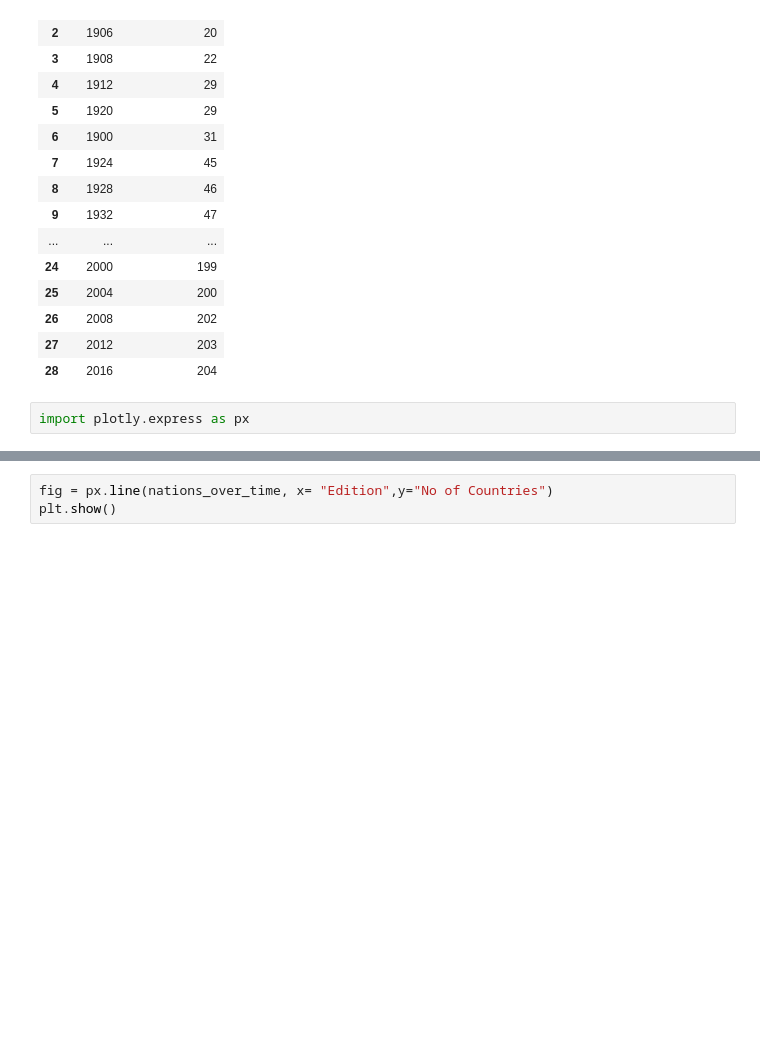
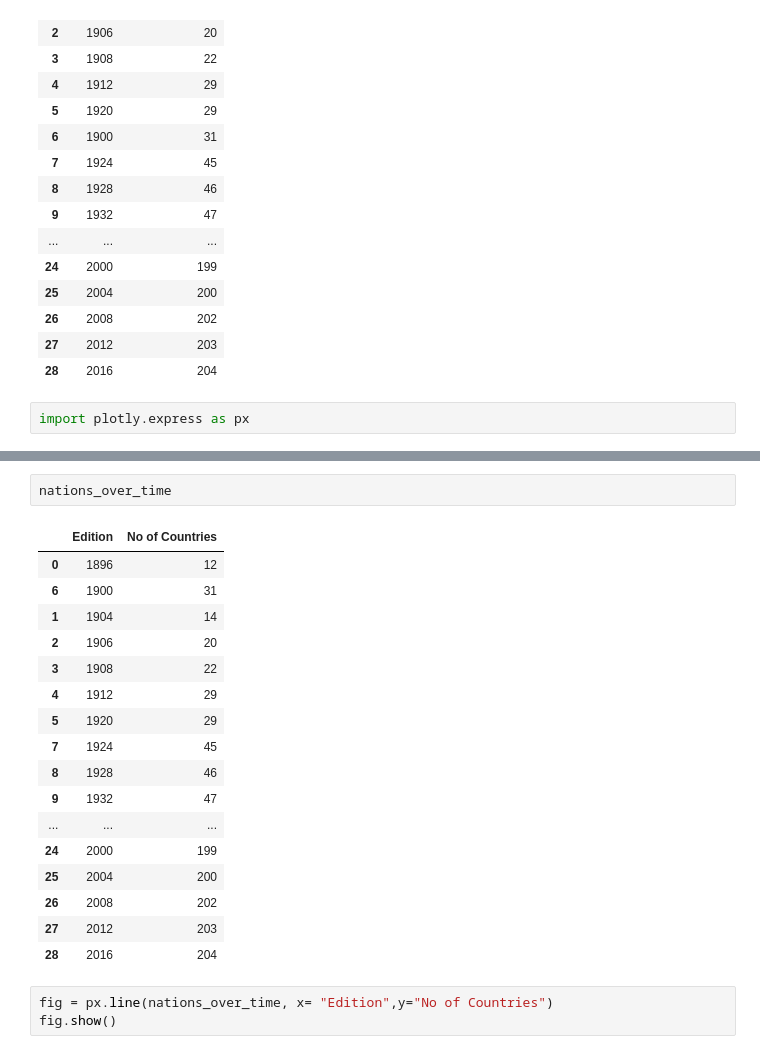
Before and after one commit to Razakhan143/Data-Science, a Jupyter notebook: Data Analysis/Analysis on olympic/Olympic_Analysis.ipynb, the cells around one changed output, grey strips where cells are left out. Cells and saved outputs as stored; diff of their text form; blank space fills up the shorter version.

```diff
--- a/Data Analysis/Analysis on olympic/Olympic_Analysis.ipynb
+++ b/Data Analysis/Analysis on olympic/Olympic_Analysis.ipynb
@@ -385,3 +365,23 @@ Successfully installed plotly-5.24.1
+# %%
+nations_over_time
+# %% [output]
+|  | Edition | No of Countries |
+| 0 | 1896 | 12 |
+| 6 | 1900 | 31 |
+| 1 | 1904 | 14 |
+| 2 | 1906 | 20 |
+| 3 | 1908 | 22 |
+| 4 | 1912 | 29 |
+| 5 | 1920 | 29 |
+| 7 | 1924 | 45 |
+| 8 | 1928 | 46 |
+| 9 | 1932 | 47 |
+| ... | ... | ... |
+| 24 | 2000 | 199 |
+| 25 | 2004 | 200 |
+| 26 | 2008 | 202 |
+| 27 | 2012 | 203 |
+| 28 | 2016 | 204 |
 # %%
 fig = px.line(nations_over_time, x= "Edition",y="No of Countries")
-plt.show()
+fig.show()
```
Also changed, not shown: parts of 2 cells of this notebook, 2 other files.
